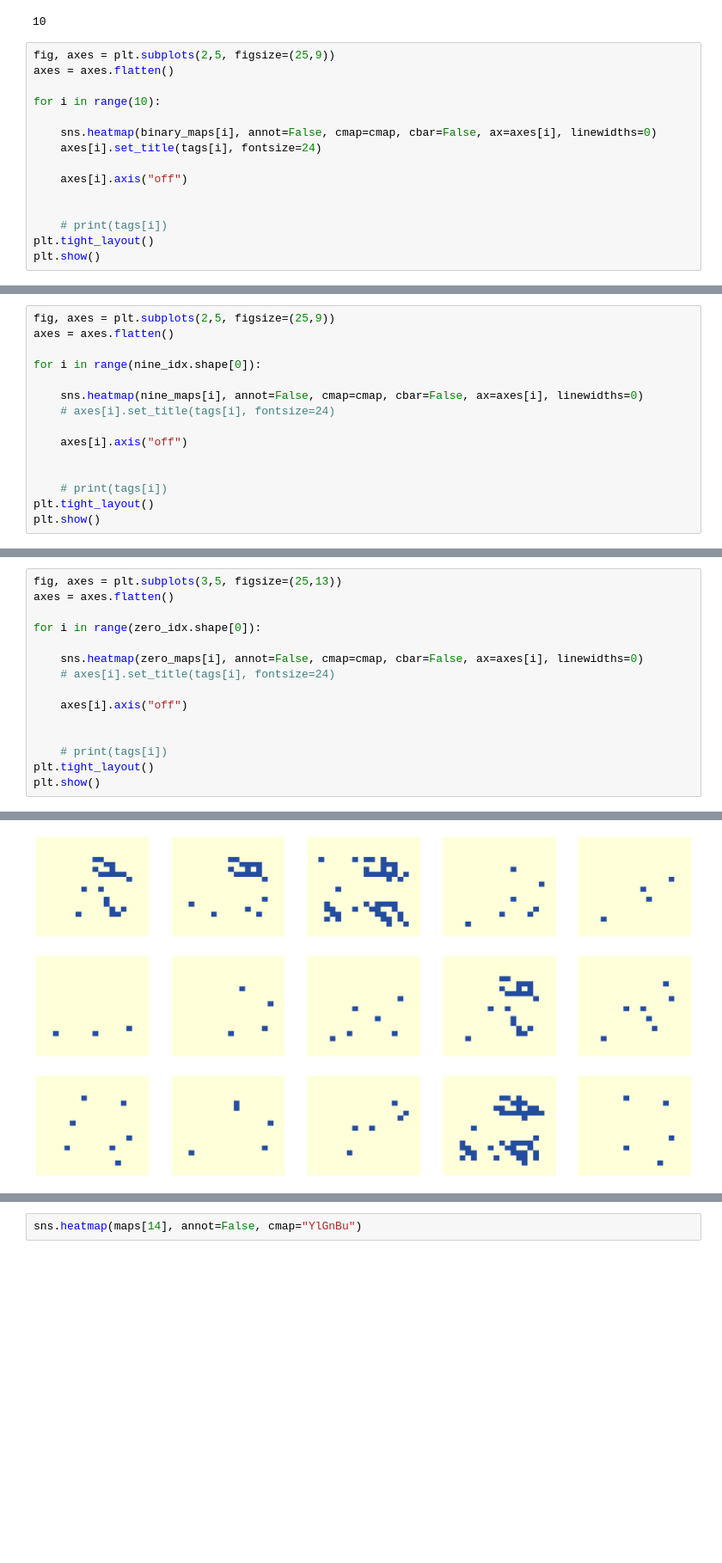
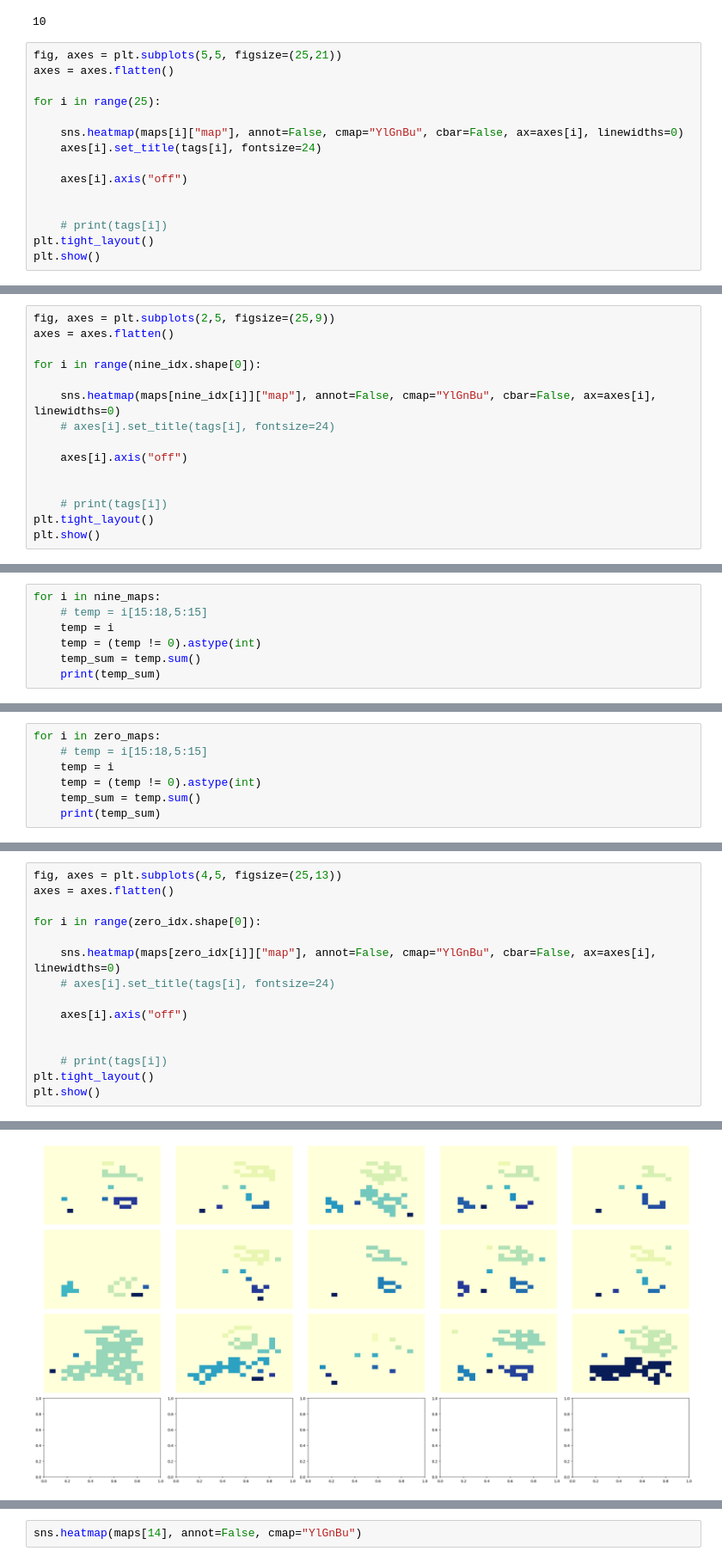
Before and after one commit to hhsherlock/Spiking_NN, a Jupyter notebook: mnst_learn/analysis_blobs.ipynb, the cells around one changed output, grey strips where cells are left out. Shown at 86% size. Drawn from its saved outputs; the diff is of its cells as text; blank space fills up the shorter version.

```diff
--- a/mnst_learn/analysis_blobs.ipynb
+++ b/mnst_learn/analysis_blobs.ipynb
@@ -91,12 +166,12 @@ len(maps)
 # %% [output]
 10
 # %%
-fig, axes = plt.subplots(2,5, figsize=(25,9))
+fig, axes = plt.subplots(5,5, figsize=(25,21))
 axes = axes.flatten()
 
-for i in range(10):
+for i in range(25):
 
-    sns.heatmap(binary_maps[i], annot=False, cmap=cmap, cbar=False, ax=axes[i], linewidths=0)
+    sns.heatmap(maps[i]["map"], annot=False, cmap="YlGnBu", cbar=False, ax=axes[i], linewidths=0)
     axes[i].set_title(tags[i], fontsize=24)
 
     axes[i].axis("off")
@@ -113,7 +192,7 @@ axes = axes.flatten()
 
 for i in range(nine_idx.shape[0]):
 
-    sns.heatmap(nine_maps[i], annot=False, cmap=cmap, cbar=False, ax=axes[i], linewidths=0)
+    sns.heatmap(maps[nine_idx[i]]["map"], annot=False, cmap="YlGnBu", cbar=False, ax=axes[i], linewidths=0)
     # axes[i].set_title(tags[i], fontsize=24)
 
     axes[i].axis("off")
@@ -126,0 +206,7 @@ plt.show()
+# %%
+for i in nine_maps:
+    # temp = i[15:18,5:15]
+    temp = i
+    temp = (temp != 0).astype(int)
+    temp_sum = temp.sum()
+    print(temp_sum)
@@ -126,0 +224,7 @@ plt.show()
+# %%
+for i in zero_maps:
+    # temp = i[15:18,5:15]
+    temp = i
+    temp = (temp != 0).astype(int)
+    temp_sum = temp.sum()
+    print(temp_sum)
@@ -127,10 +248,10 @@ plt.show()
 # %%
-fig, axes = plt.subplots(3,5, figsize=(25,13))
+fig, axes = plt.subplots(4,5, figsize=(25,13))
 axes = axes.flatten()
 
 for i in range(zero_idx.shape[0]):
 
-    sns.heatmap(zero_maps[i], annot=False, cmap=cmap, cbar=False, ax=axes[i], linewidths=0)
+    sns.heatmap(maps[zero_idx[i]]["map"], annot=False, cmap="YlGnBu", cbar=False, ax=axes[i], linewidths=0)
     # axes[i].set_title(tags[i], fontsize=24)
 
     axes[i].axis("off")
@@ -144 +264 @@ IndexError: index 15 is out of bounds for axis 0 with size 15
-[figure, old version]
+[figure, new version]
```
Also changed, not shown: parts of 26 cells of this notebook, 9 other files.
